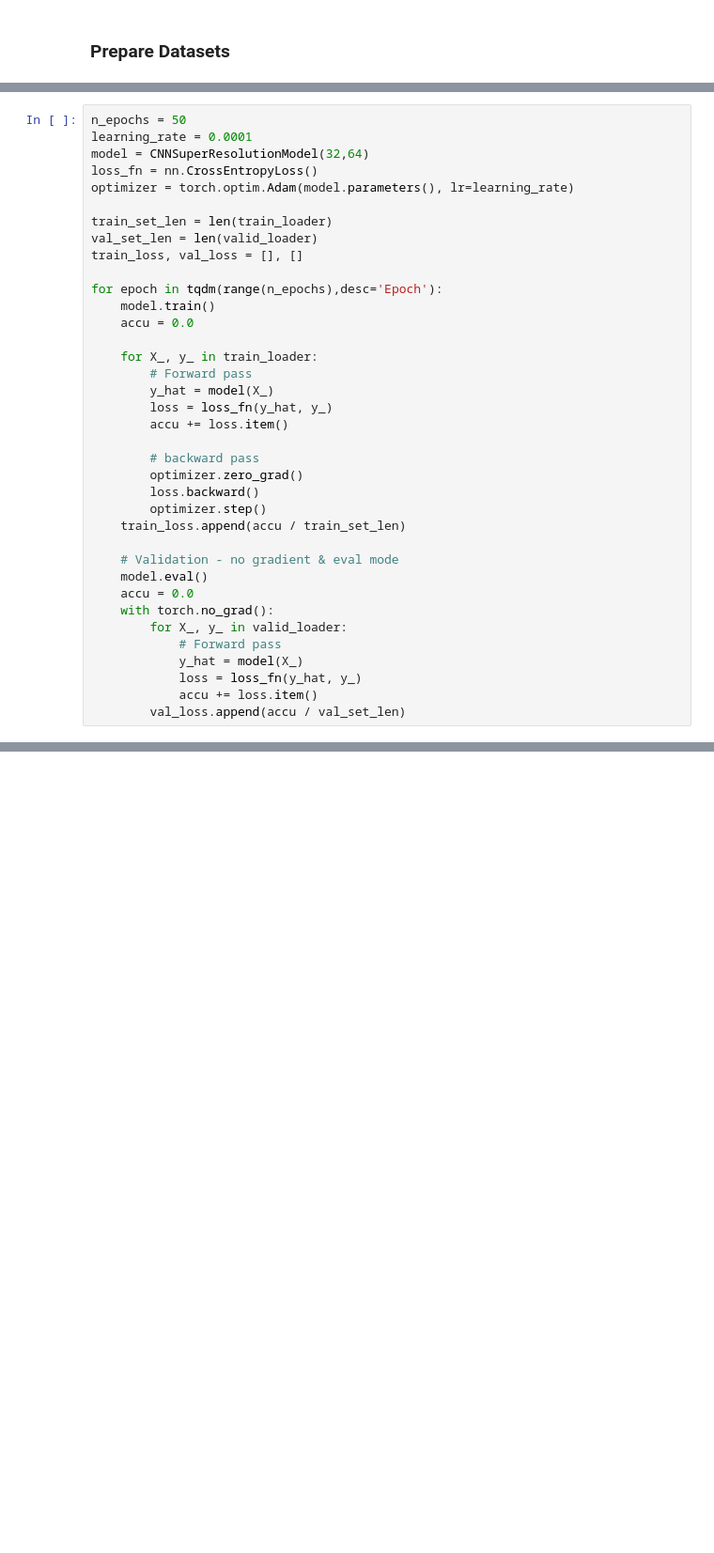
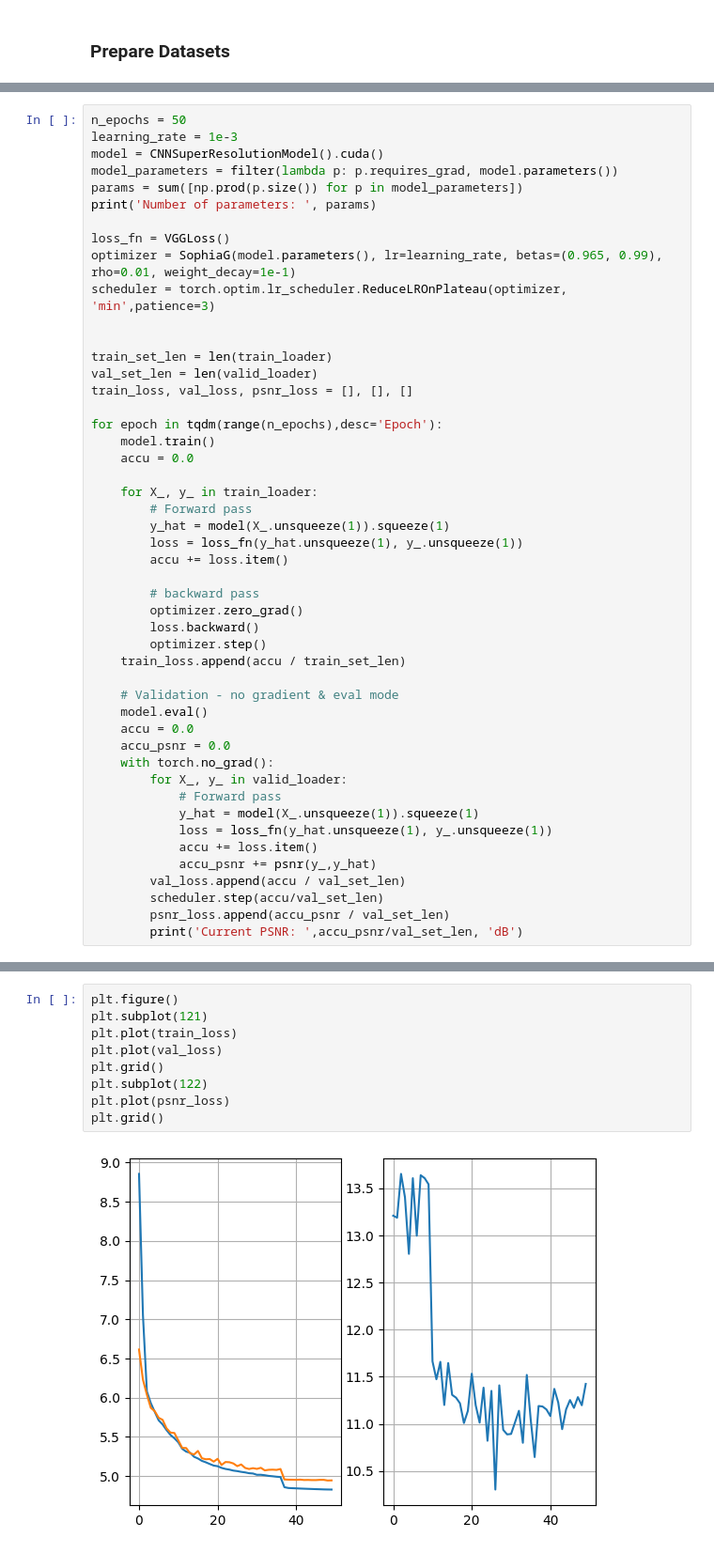
Before and after one commit to nathan-rousselot/super_resolution, a Jupyter notebook: main.ipynb, the cells around one changed output, grey strips where cells are left out. Shown: that part at 94% size. Cells and saved outputs as stored; diff of their text form; blank space fills up the shorter version.

Commit message:
Working model + VGG loss

```diff
--- a/main.ipynb
+++ b/main.ipynb
@@ -120,13 +241,19 @@ class CNNSuperResolutionModel(nn.Module):
 # %%
 n_epochs = 50
-learning_rate = 0.0001
-model = CNNSuperResolutionModel(32,64)
-loss_fn = nn.CrossEntropyLoss()
-optimizer = torch.optim.Adam(model.parameters(), lr=learning_rate)
+learning_rate = 1e-3
+model = CNNSuperResolutionModel().cuda()
+model_parameters = filter(lambda p: p.requires_grad, model.parameters())
+params = sum([np.prod(p.size()) for p in model_parameters])
+print('Number of parameters: ', params)
+
+loss_fn = VGGLoss()
+optimizer = SophiaG(model.parameters(), lr=learning_rate, betas=(0.965, 0.99), rho=0.01, weight_decay=1e-1)
+scheduler = torch.optim.lr_scheduler.ReduceLROnPlateau(optimizer, 'min',patience=3)
+
 
 train_set_len = len(train_loader)
 val_set_len = len(valid_loader)
-train_loss, val_loss = [], []
+train_loss, val_loss, psnr_loss = [], [], []
 
 for epoch in tqdm(range(n_epochs),desc='Epoch'):
     model.train()
@@ -134,8 +261,8 @@ for epoch in tqdm(range(n_epochs),desc='Epoch'):
 
     for X_, y_ in train_loader:
         # Forward pass
-        y_hat = model(X_)
-        loss = loss_fn(y_hat, y_)
+        y_hat = model(X_.unsqueeze(1)).squeeze(1)
+        loss = loss_fn(y_hat.unsqueeze(1), y_.unsqueeze(1))
         accu += loss.item()
 
         # backward pass
@@ -147,11 +274,16 @@ for epoch in tqdm(range(n_epochs),desc='Epoch'):
     # Validation - no gradient & eval mode
     model.eval()
     accu = 0.0
+    accu_psnr = 0.0
     with torch.no_grad():
         for X_, y_ in valid_loader:
             # Forward pass
-            y_hat = model(X_)
-            loss = loss_fn(y_hat, y_)
+            y_hat = model(X_.unsqueeze(1)).squeeze(1)
+            loss = loss_fn(y_hat.unsqueeze(1), y_.unsqueeze(1))
             accu += loss.item()
+            accu_psnr += psnr(y_,y_hat)
         val_loss.append(accu / val_set_len)
+        scheduler.step(accu/val_set_len)
+        psnr_loss.append(accu_psnr / val_set_len)
+        print('Current PSNR: ',accu_psnr/val_set_len, 'dB')
 # %% [output]
@@ -161,0 +303,11 @@ Original Traceback (most recent call last):
+# %%
+plt.figure()
+plt.subplot(121)
+plt.plot(train_loss)
+plt.plot(val_loss)
+plt.grid()
+plt.subplot(122)
+plt.plot(psnr_loss)
+plt.grid()
+# %% [output]
+[figure, added]
```
Also changed, not shown: parts of 16 cells of this notebook.
